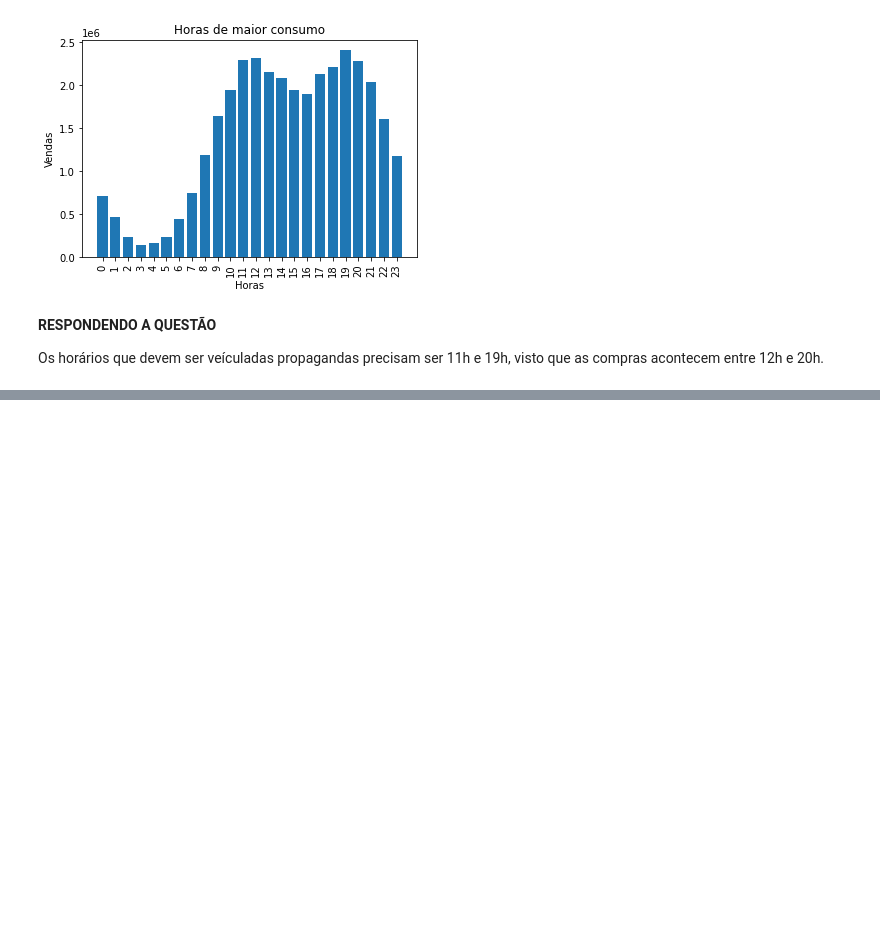
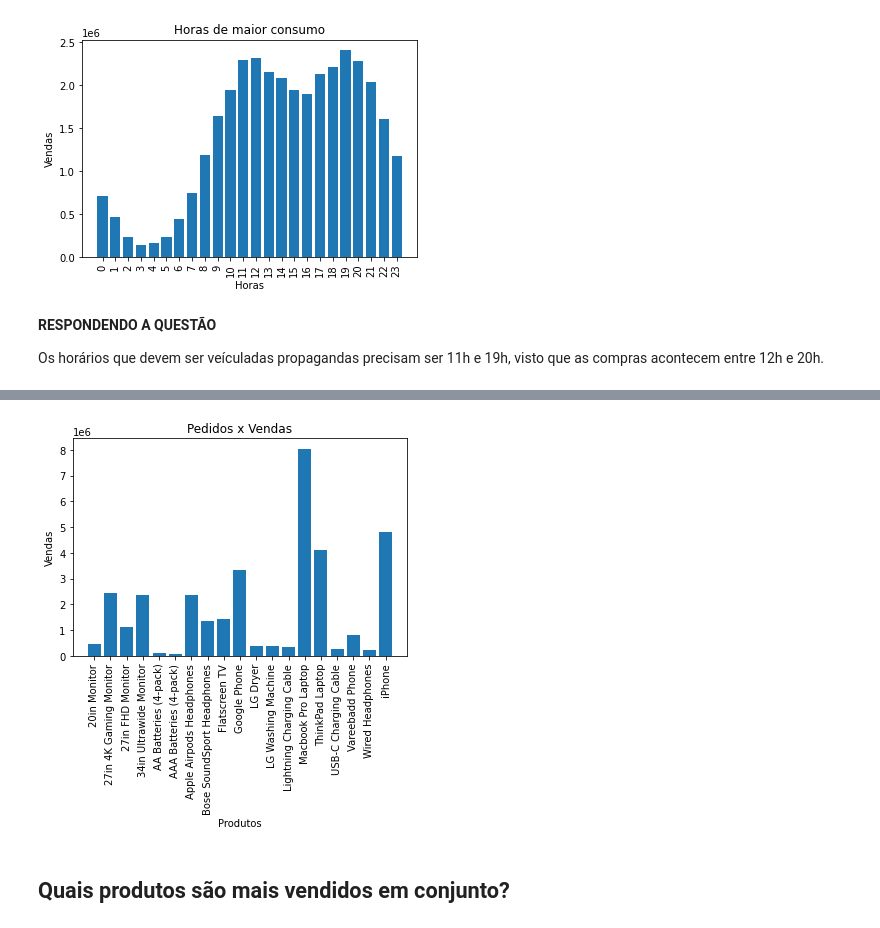
Before and after one commit to vinigm/Portfolio, a Jupyter notebook: 3_SalesAnalysis.ipynb, the cells around one changed output, grey strips where cells are left out. Saved outputs shown, nothing was run; the diff lists cells and outputs as text; code cells hidden in the pictures; blank space fills up the shorter version.

```diff
--- a/3_SalesAnalysis.ipynb
+++ b/3_SalesAnalysis.ipynb
@@ -398,0 +472,13 @@ Os horários que devem ser veículadas propagandas precisam ser 11h e 19h, visto
+# %%
+produtos = [prod for prod, df4 in df4.groupby('product')]
+
+plt.bar(produtos, soma_produtos['order_sale'])
+plt.title('Pedidos x Vendas')
+plt.xticks(produtos, rotation = 90)
+plt.xlabel('Produtos')
+plt.ylabel('Vendas')
+plt.show()
+# %% [output]
+[figure, added]
+# %% [markdown]
+## **Quais produtos são mais vendidos em conjunto?**
```
Also changed, not shown: parts of 12 cells of this notebook.
